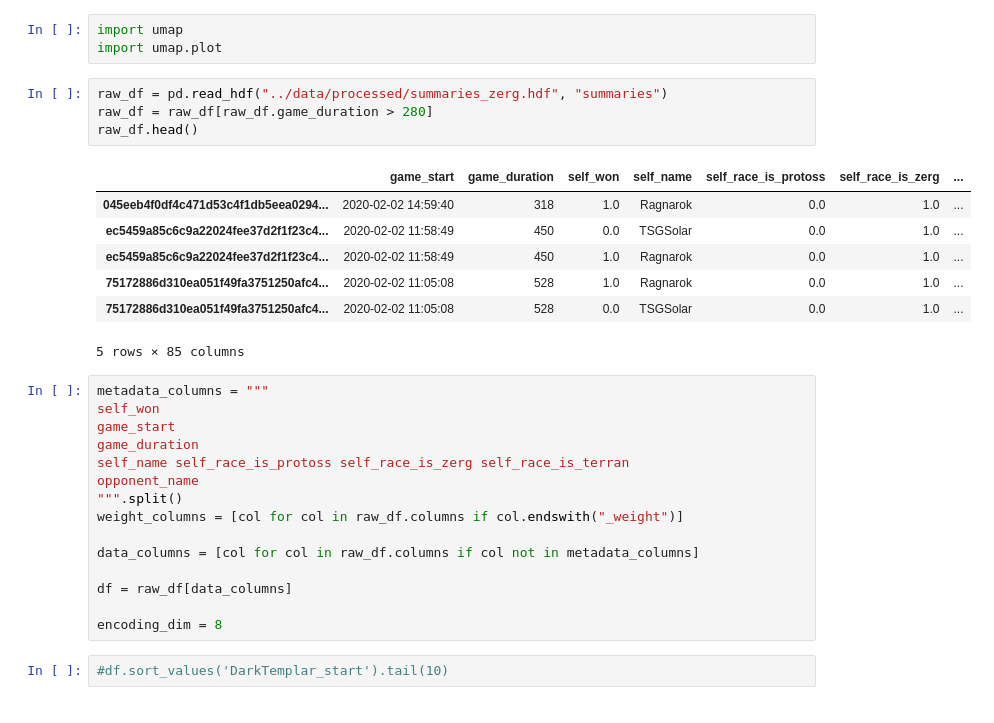
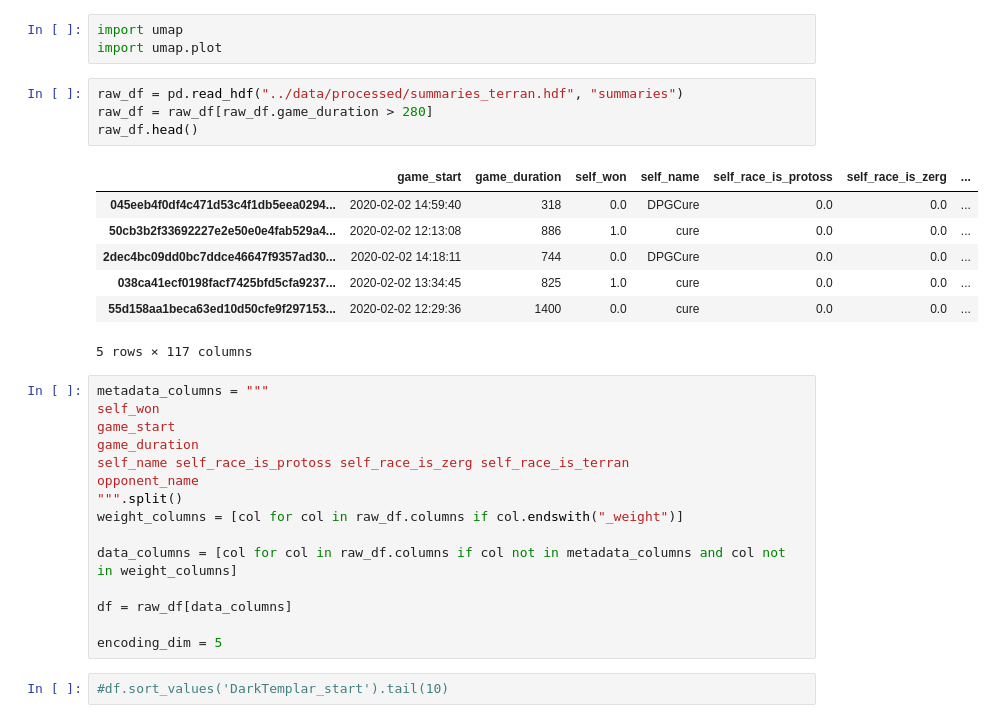
Before and after one commit to axiak/sc2creativity, a Jupyter notebook: notebooks/Autoencoder - density.ipynb, the cells around one changed output. Drawn from its saved outputs; the diff is of its cells as text.

```diff
--- a/notebooks/Autoencoder - density.ipynb
+++ b/notebooks/Autoencoder - density.ipynb
@@ -20,17 +20,17 @@ plt.rcParams['figure.figsize'] = [15, 10]
 import umap
 import umap.plot
 # %%
-raw_df = pd.read_hdf("../data/processed/summaries_zerg.hdf", "summaries")
+raw_df = pd.read_hdf("../data/processed/summaries_terran.hdf", "summaries")
 raw_df = raw_df[raw_df.game_duration > 280]
 raw_df.head()
 # %% [output]
 |  | game_start | game_duration | self_won | self_name | self_race_is_protoss | self_race_is_zerg | ... |
-| 045eeb4f0df4c471d53c4f1db5eea0294... | 2020-02-02 14:59:40 | 318 | 1.0 | Ragnarok | 0.0 | 1.0 | ... |
-| ec5459a85c6c9a22024fee37d2f1f23c4... | 2020-02-02 11:58:49 | 450 | 0.0 | TSGSolar | 0.0 | 1.0 | ... |
-| ec5459a85c6c9a22024fee37d2f1f23c4... | 2020-02-02 11:58:49 | 450 | 1.0 | Ragnarok | 0.0 | 1.0 | ... |
-| 75172886d310ea051f49fa3751250afc4... | 2020-02-02 11:05:08 | 528 | 1.0 | Ragnarok | 0.0 | 1.0 | ... |
-| 75172886d310ea051f49fa3751250afc4... | 2020-02-02 11:05:08 | 528 | 0.0 | TSGSolar | 0.0 | 1.0 | ... |
+| 045eeb4f0df4c471d53c4f1db5eea0294... | 2020-02-02 14:59:40 | 318 | 0.0 | DPGCure | 0.0 | 0.0 | ... |
+| 50cb3b2f33692227e2e50e0e4fab529a4... | 2020-02-02 12:13:08 | 886 | 1.0 | cure | 0.0 | 0.0 | ... |
+| 2dec4bc09dd0bc7ddce46647f9357ad30... | 2020-02-02 14:18:11 | 744 | 0.0 | DPGCure | 0.0 | 0.0 | ... |
+| 038ca41ecf0198facf7425bfd5cfa9237... | 2020-02-02 13:34:45 | 825 | 1.0 | cure | 0.0 | 0.0 | ... |
+| 55d158aa1beca63ed10d50cfe9f297153... | 2020-02-02 12:29:36 | 1400 | 0.0 | cure | 0.0 | 0.0 | ... |
-5 rows × 85 columns
+5 rows × 117 columns
 # %%
 metadata_columns = """
 self_won
@@ -41,11 +41,11 @@ opponent_name
 """.split()
 weight_columns = [col for col in raw_df.columns if col.endswith("_weight")]
 
-data_columns = [col for col in raw_df.columns if col not in metadata_columns]
+data_columns = [col for col in raw_df.columns if col not in metadata_columns and col not in weight_columns]
 
 df = raw_df[data_columns]
 
-encoding_dim = 8
+encoding_dim = 5
 # %%
 #df.sort_values('DarkTemplar_start').tail(10)
 # %%
```
Also changed, not shown: parts of 9 cells of this notebook, 6 other files.
